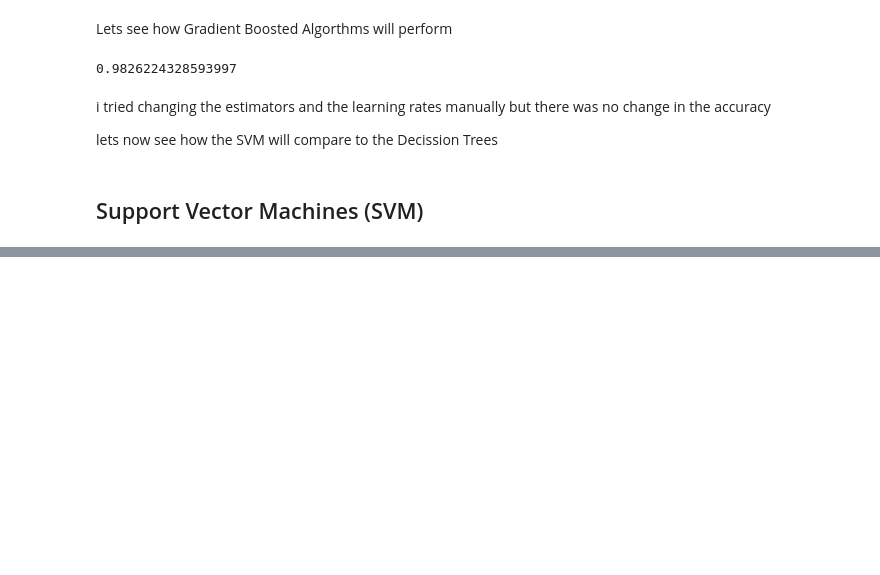
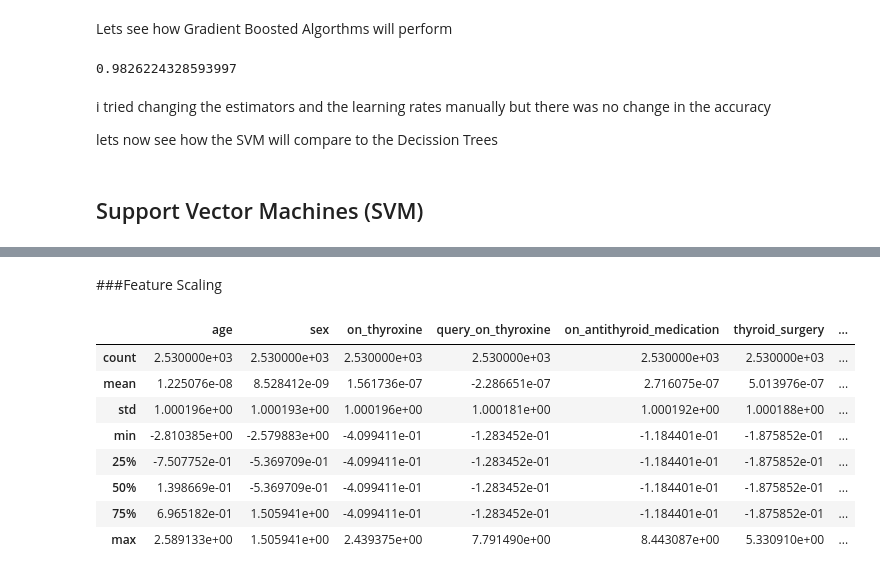
Before and after one commit to UnplugCharger/Week-8-Ip, a Jupyter notebook: Week_8_IP.ipynb, the cells around one changed output, grey strips where cells are left out. Saved outputs shown, nothing was run; the diff lists cells and outputs as text; code cells hidden in the pictures; blank space fills up the shorter version.

```diff
--- a/Week_8_IP.ipynb
+++ b/Week_8_IP.ipynb
@@ -757,0 +769,11 @@ lets now see how the SVM will compare  to the Decission Trees
+# %%
+X=hyper_tarbular.items.drop('status',axis=1)
+y=hyper_tarbular.items['status']
+
+# splitting the data into trainning and test sets
+
+# split X and y into training and testing sets
+
+X_train, X_test, y_train, y_test = train_test_split(X, y, test_size = 0.2, random_state = 0)
+# %% [markdown]
+###Feature Scaling
@@ -757,0 +782,8 @@ lets now see how the SVM will compare  to the Decission Trees
+# %%
+from sklearn.preprocessing import StandardScaler
+
+scaler = StandardScaler()
+
+X_train = scaler.fit_transform(X_train)
+
+X_test = scaler.transform(X_test)
@@ -757,0 +793,13 @@ lets now see how the SVM will compare  to the Decission Trees
+# %%
+#takig a look into our new scaled dataframe
+X_train.describe()
+# %% [output]
+|  | age | sex | on_thyroxine | query_on_thyroxine | on_antithyroid_medication | thyroid_surgery | ... |
+| count | 2.530000e+03 | 2.530000e+03 | 2.530000e+03 | 2.530000e+03 | 2.530000e+03 | 2.530000e+03 | ... |
+| mean | 1.225076e-08 | 8.528412e-09 | 1.561736e-07 | -2.286651e-07 | 2.716075e-07 | 5.013976e-07 | ... |
+| std | 1.000196e+00 | 1.000193e+00 | 1.000196e+00 | 1.000181e+00 | 1.000192e+00 | 1.000188e+00 | ... |
+| min | -2.810385e+00 | -2.579883e+00 | -4.099411e-01 | -1.283452e-01 | -1.184401e-01 | -1.875852e-01 | ... |
+| 25% | -7.507752e-01 | -5.369709e-01 | -4.099411e-01 | -1.283452e-01 | -1.184401e-01 | -1.875852e-01 | ... |
+| 50% | 1.398669e-01 | -5.369709e-01 | -4.099411e-01 | -1.283452e-01 | -1.184401e-01 | -1.875852e-01 | ... |
+| 75% | 6.965182e-01 | 1.505941e+00 | -4.099411e-01 | -1.283452e-01 | -1.184401e-01 | -1.875852e-01 | ... |
+| max | 2.589133e+00 | 1.505941e+00 | 2.439375e+00 | 7.791490e+00 | 8.443087e+00 | 5.330910e+00 | ... |
```
Also changed, not shown: parts of 46 cells of this notebook.
